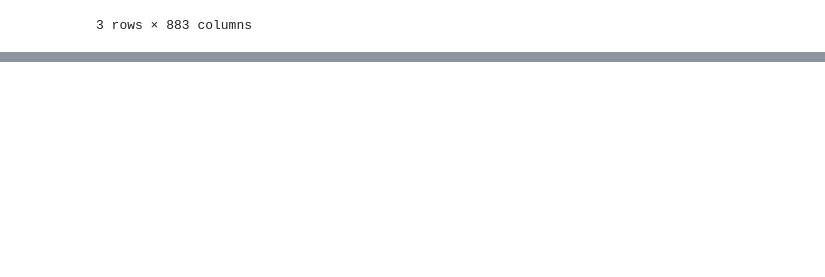
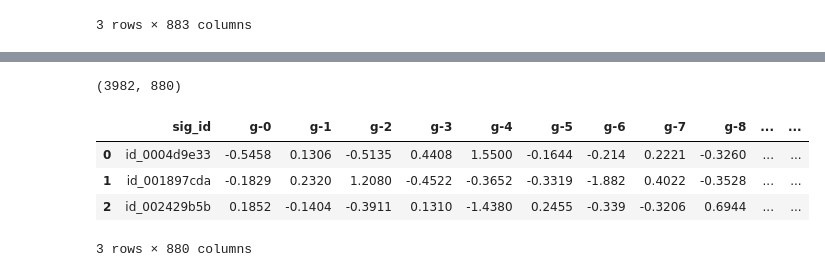
Before and after one commit to akiabe/kaggle_moa-pred, a Jupyter notebook: notebooks/modeling.ipynb, the cells around one changed output, grey strips where cells are left out. Saved outputs shown, nothing was run; the diff lists cells and outputs as text; code cells hidden in the pictures; blank space fills up the shorter version.

```diff
--- a/notebooks/modeling.ipynb
+++ b/notebooks/modeling.ipynb
@@ -154,0 +165,32 @@ train_features = train_features.drop(["cp_time", "cp_dose", "cp_type"], axis=1)
+# %%
+test_features = pd.concat(
+    [
+        test_features,
+        pd.get_dummies(
+            test_features["cp_time"],
+            prefix="cp_time",
+        )
+    ], axis=1
+)
+
+test_features = pd.concat(
+    [
+        test_features,
+        pd.get_dummies(
+            test_features["cp_dose"],
+            prefix="cp_dose",
+        )
+    ], axis=1
+)
+
+test_features = pd.concat(
+    [
+        test_features,
+        pd.get_dummies(
+            test_features["cp_type"],
+            prefix="cp_type",
+        )
+    ], axis=1
+)
+
+test_features.head(3)
@@ -155,3 +203,15 @@ train_features = train_features.drop(["cp_time", "cp_dose", "cp_type"], axis=1)
+# %%
+test_features = test_features.drop(["cp_time", "cp_dose", "cp_type"], axis=1)
+# %%
+print(test_features.shape)
+test_features.head(3)
+# %% [output]
+(3982, 880)
+|  | sig_id | g-0 | g-1 | g-2 | g-3 | g-4 | g-5 | g-6 | g-7 | g-8 | ... | ... |
+| 0 | id_0004d9e33 | -0.5458 | 0.1306 | -0.5135 | 0.4408 | 1.5500 | -0.1644 | -0.214 | 0.2221 | -0.3260 | ... | ... |
+| 1 | id_001897cda | -0.1829 | 0.2320 | 1.2080 | -0.4522 | -0.3652 | -0.3319 | -1.882 | 0.4022 | -0.3528 | ... | ... |
+| 2 | id_002429b5b | 0.1852 | -0.1404 | -0.3911 | 0.1310 | -1.4380 | 0.2455 | -0.339 | -0.3206 | 0.6944 | ... | ... |
+3 rows × 880 columns
 # %%
 from iterstrat.ml_stratifiers import MultilabelStratifiedKFold
 # %%
```
Also changed, not shown: parts of 5 cells of this notebook.
